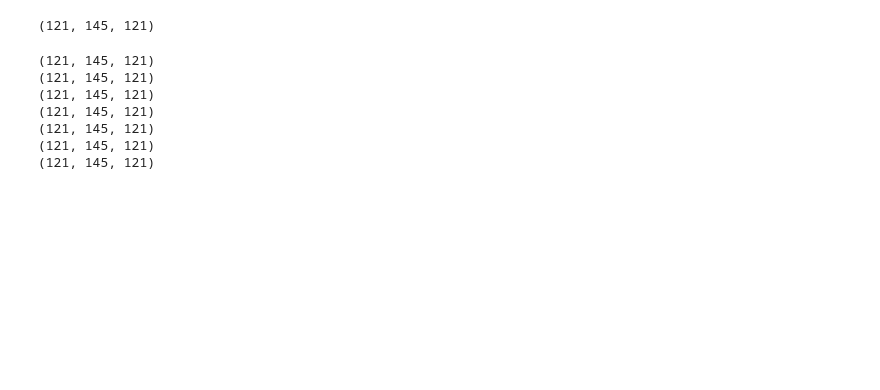
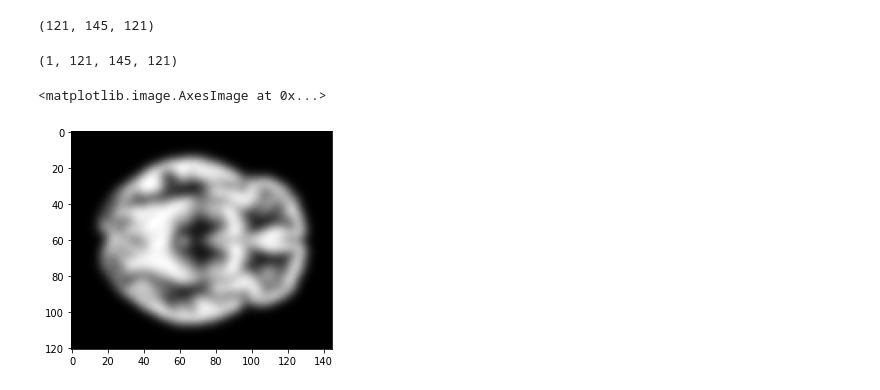
Before and after one commit to trendscenter/dinunet_implementations_gpu, a Jupyter notebook: NB.ipynb, the cells around one changed output. Saved outputs shown, nothing was run; the diff lists cells and outputs as text; code cells hidden in the pictures; blank space fills up the shorter version.

```diff
--- a/NB.ipynb
+++ b/NB.ipynb
@@ -60,16 +52,3 @@ arr = np.array(obj.dataobj)
 print(arr.shape)
 # %% [output]
 (121, 145, 121)
-# %%
-for c in choices:
-    a = arr.copy()
-    a = np.flip(a, c)
-    print(a.shape)
-# %% [output]
-(121, 145, 121)
-(121, 145, 121)
-(121, 145, 121)
-(121, 145, 121)
-(121, 145, 121)
-(121, 145, 121)
-(121, 145, 121)
@@ -75,0 +57,13 @@ for c in choices:
+# %%
+tmf = tio.Compose([tio.RandomFlip()])
+# %%
+t = tmf(arr[None, ...])
+# %%
+t.shape
+# %% [output]
+(1, 121, 145, 121)
+# %%
+plt.imshow(t[:, :, :,41].squeeze(), 'gray')
+# %% [output]
+<matplotlib.image.AxesImage at 0x...>
+[figure, added]
```
Also changed, not shown: parts of 9 cells of this notebook, 3 other files.
